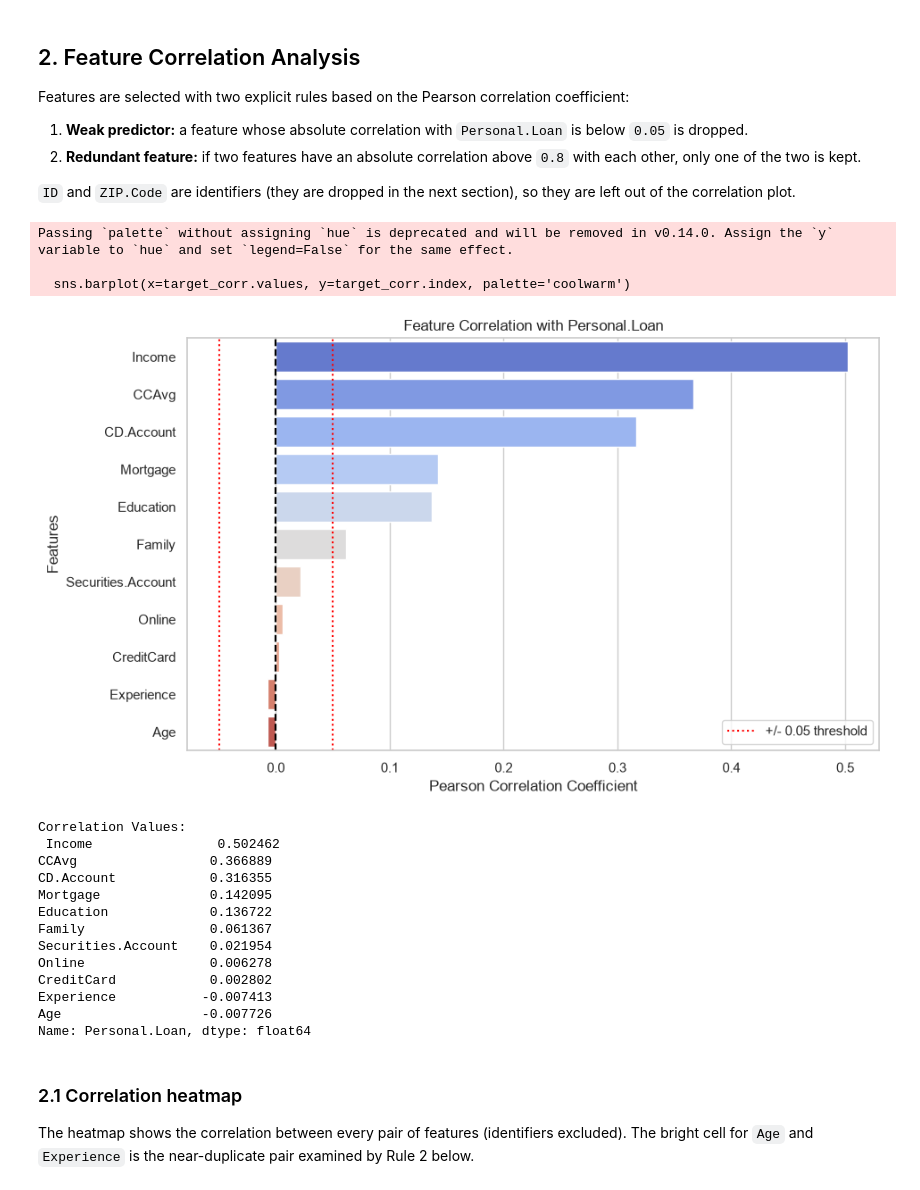
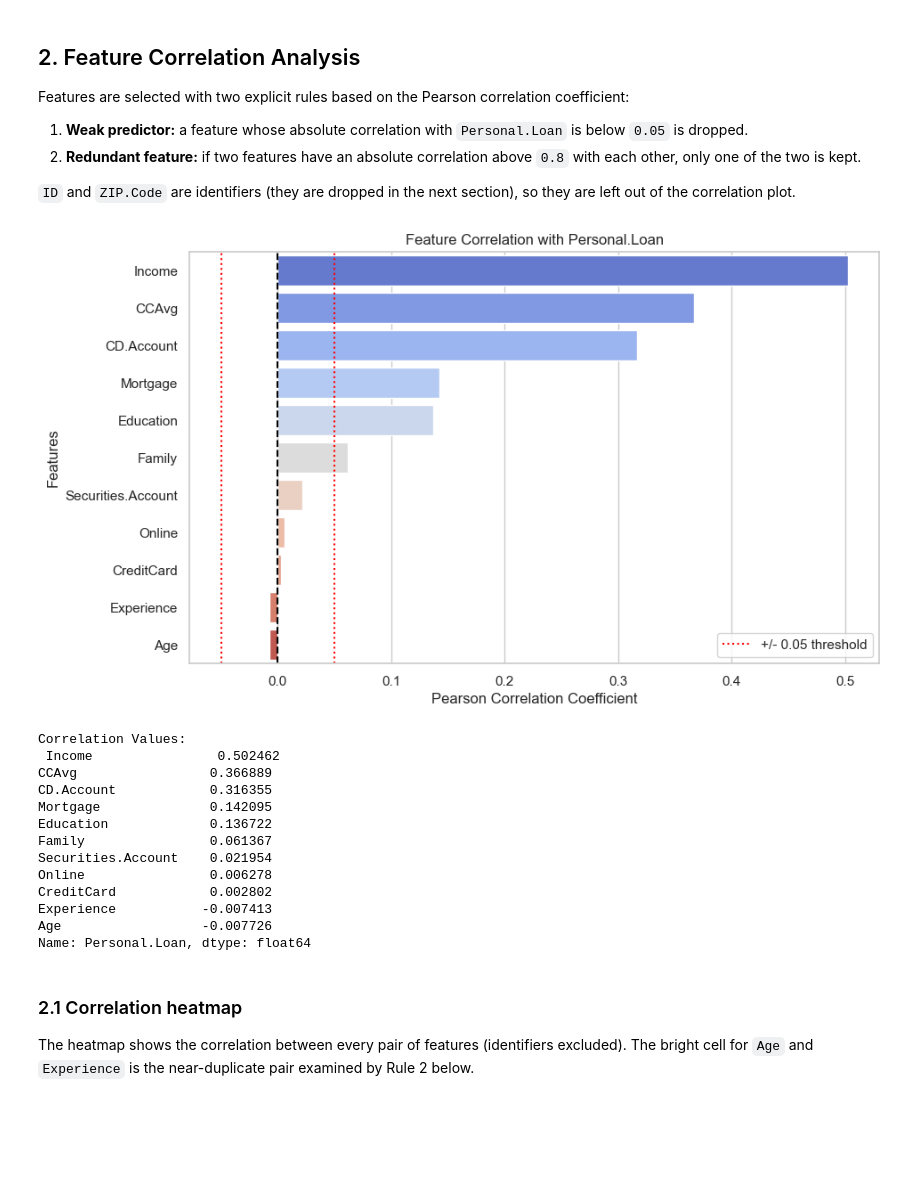
Before and after one commit to abhishek6061-ai/AI101-mini-project, a Jupyter notebook: notebooks/main.ipynb, the cells around one changed output. Saved outputs shown, nothing was run; the diff lists cells and outputs as text; code cells hidden in the pictures; blank space fills up the shorter version.

Commit message:
solve the Warning "passing palette without assigning hue"

```diff
--- a/notebooks/main.ipynb
+++ b/notebooks/main.ipynb
@@ -72,44 +72,41 @@ Features are selected with two explicit rules based on the Pearson correlation c
 # %%
 # Selection thresholds
 CORR_THRESHOLD = 0.05        # |correlation with target| below this = weak predictor
 COLLINEAR_THRESHOLD = 0.8    # |correlation between two features| above this = redundant pair
 identifiers = ['ID', 'ZIP.Code']
 
 # Correlation of every feature with the target (identifiers excluded)
 corr_matrix = df.corr(numeric_only=True)
 target_corr = corr_matrix['Personal.Loan'].drop(['Personal.Loan'] + identifiers).sort_values(ascending=False)
 
 # Plot the correlations with the selection threshold
 plt.figure(figsize=(10, 6))
-sns.barplot(x=target_corr.values, y=target_corr.index, palette='coolwarm')
+sns.barplot(x=target_corr.values, y=target_corr.index,hue=target_corr.index, palette='coolwarm')
 plt.title("Feature Correlation with Personal.Loan")
 plt.xlabel("Pearson Correlation Coefficient")
 plt.ylabel("Features")
 plt.axvline(x=0, color='black', linestyle='--')
 plt.axvline(x=CORR_THRESHOLD, color='red', linestyle=':', label=f'+/- {CORR_THRESHOLD} threshold')
 plt.axvline(x=-CORR_THRESHOLD, color='red', linestyle=':')
 plt.legend()
 plt.show()
 
 print("Correlation Values:\n", target_corr)
 # %% [output]
+[figure]
-Passing `palette` without assigning `hue` is deprecated and will be removed in v0.14.0. Assign the `y` variable to `hue` and set `legend=False` for the same effect.
-
-  sns.barplot(x=target_corr.values, y=target_corr.index, palette='coolwarm')
+Correlation Values:
+ Income                0.502462
+CCAvg                 0.366889
+CD.Account            0.316355
+Mortgage              0.142095
+Education             0.136722
+Family                0.061367
+Securities.Account    0.021954
+Online                0.006278
+CreditCard            0.002802
+Experience           -0.007413
+Age                  -0.007726
+Name: Personal.Loan, dtype: float64
-[figure]
-Correlation Values:
- Income                0.502462
-CCAvg                 0.366889
-CD.Account            0.316355
-Mortgage              0.142095
-Education             0.136722
-Family                0.061367
-Securities.Account    0.021954
-Online                0.006278
-CreditCard            0.002802
-Experience           -0.007413
-Age                  -0.007726
-Name: Personal.Loan, dtype: float64
 # %% [markdown]
 
 ### 2.1 Correlation heatmap
```
Also changed, not shown: parts of 4 cells of this notebook.
